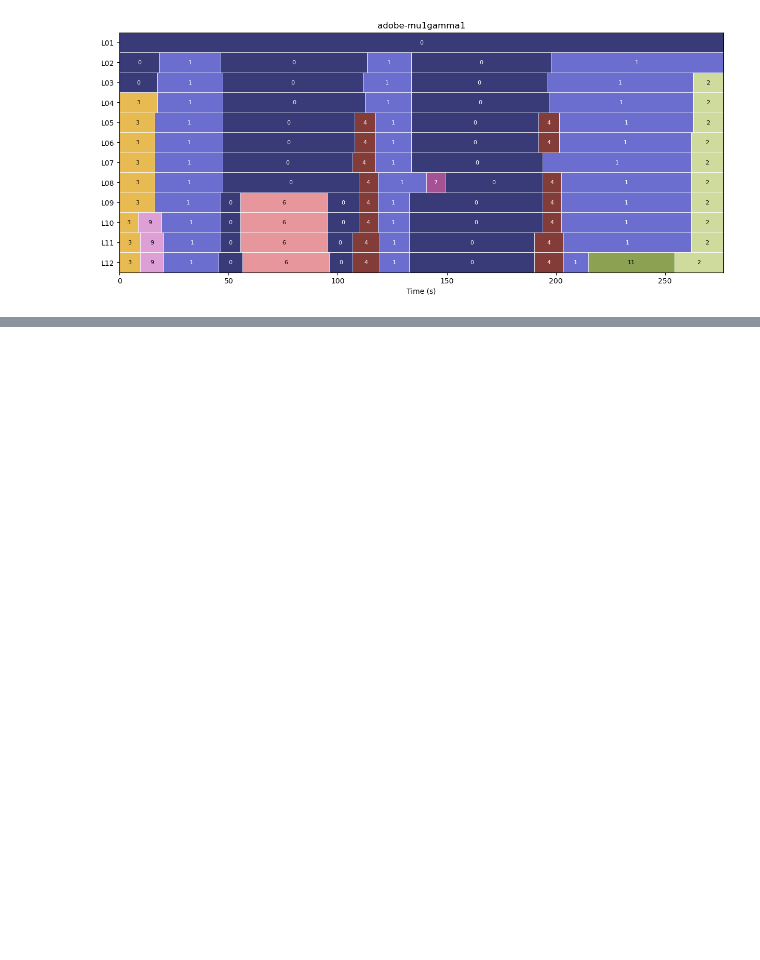
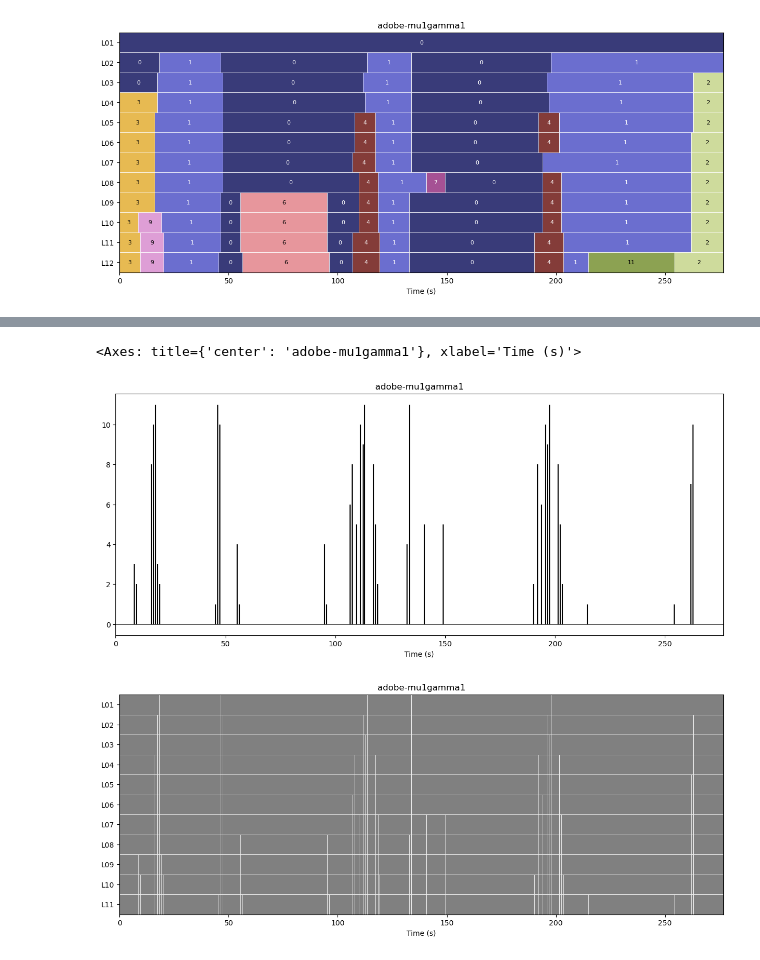
Before and after one commit to tomxi/bnl, a Jupyter notebook: notebooks/development.ipynb, the cells around one changed output, grey strips where cells are left out. Saved outputs shown, nothing was run; the diff lists cells and outputs as text; code cells hidden in the pictures; blank space fills up the shorter version.

```diff
--- a/notebooks/development.ipynb
+++ b/notebooks/development.ipynb
@@ -47,0 +61,7 @@ mono_ms.plot()
+# %%
+bh.plot()
+bh.to_multisegment().plot()
+# %% [output]
+<Axes: title={'center': 'adobe-mu1gamma1'}, xlabel='Time (s)'>
+[figure, added]
+[figure, added]
```
Also changed, not shown: parts of 3 cells of this notebook, 8 other files.
